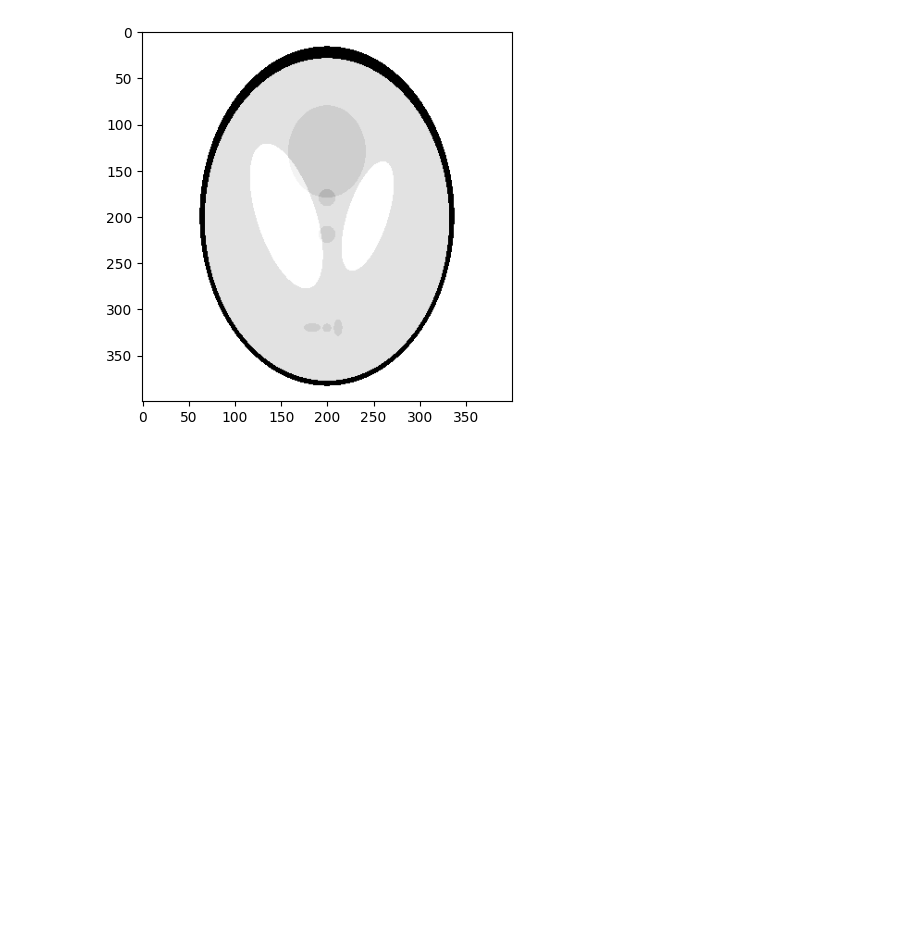
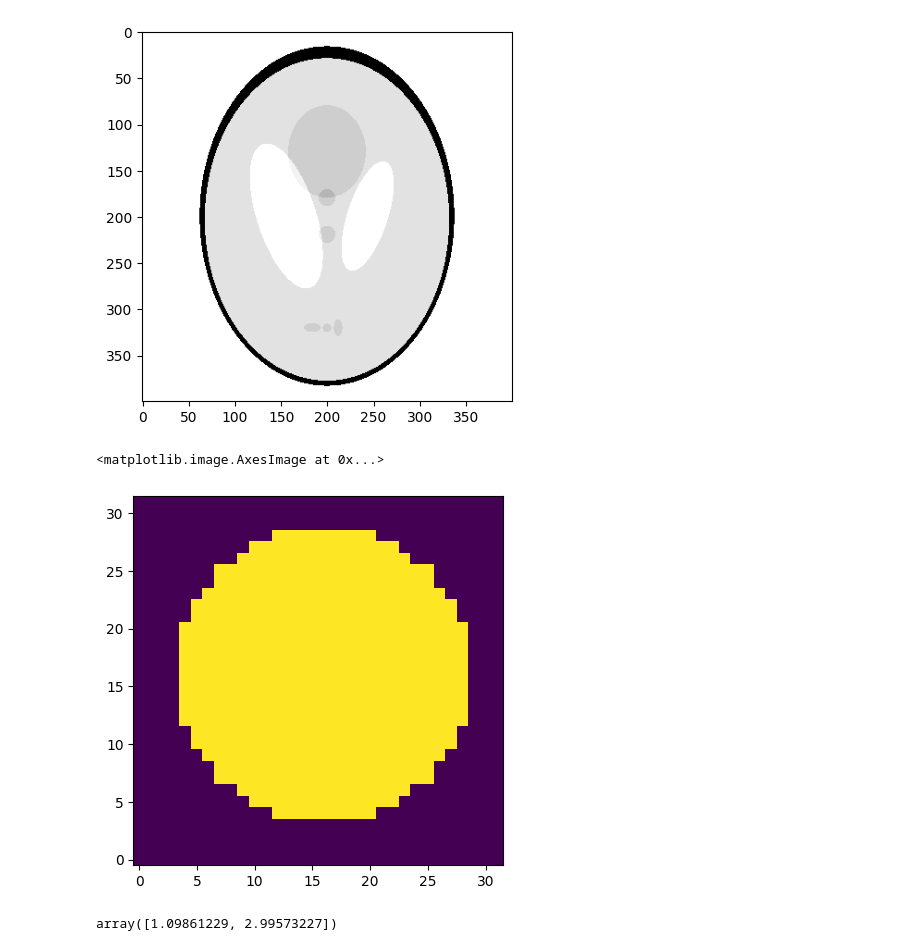
Before and after one commit to abjohnson117/TransportVsMcmcExperiments, a Jupyter notebook: poisson/pick_yobs.ipynb, the cells around one changed output. Saved outputs shown, nothing was run; the diff lists cells and outputs as text; code cells hidden in the pictures; blank space fills up the shorter version.

```diff
--- a/poisson/pick_yobs.ipynb
+++ b/poisson/pick_yobs.ipynb
@@ -169,3 +169,27 @@ plt.imshow(phantom, cmap="Greys")
 # %% [output]
 <matplotlib.image.AxesImage at 0x...>
 [figure]
+# %%
+import numpy as np
+import matplotlib.pyplot as plt
+def circle_phantom(n=256, radius=0.8, center=None, value=np.log(20.0)):
+    if center is None:
+        center = (n/2, n/2)
+
+    y, x = np.ogrid[:n, :n]
+    cx, cy = center
+    r_pix = radius * (n/2)
+
+    mask = (x - cx)**2 + (y - cy)**2 <= r_pix**2
+    img = np.zeros((n, n), dtype=float)
+    img[mask] = value
+    img[~mask] = np.log(3.0)
+    return img
+plt.imshow(circle_phantom(32), origin="lower")
+# %% [output]
+<matplotlib.image.AxesImage at 0x...>
+[figure, added]
+# %%
+np.unique(circle_phantom(32))
+# %% [output]
+array([1.09861229, 2.99573227])
```
Also changed, not shown: 5 other files.
